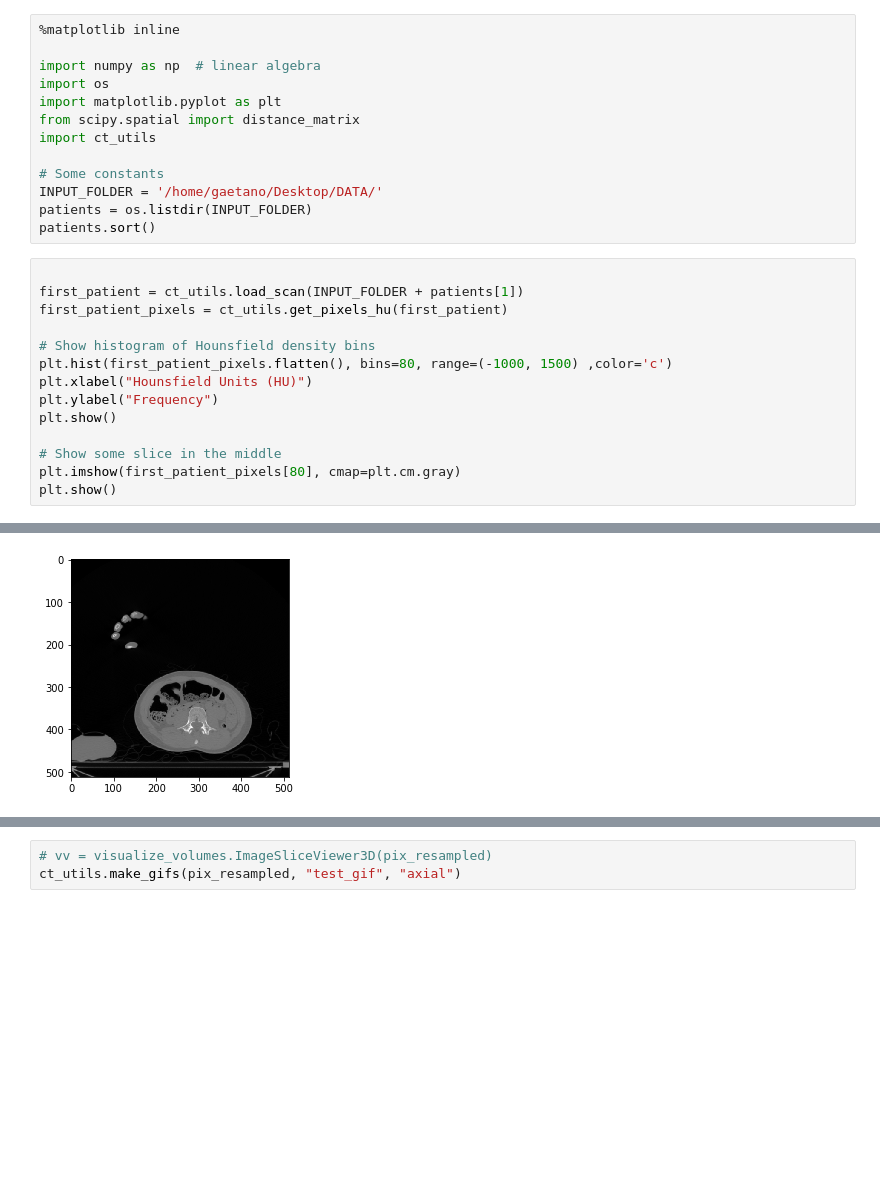
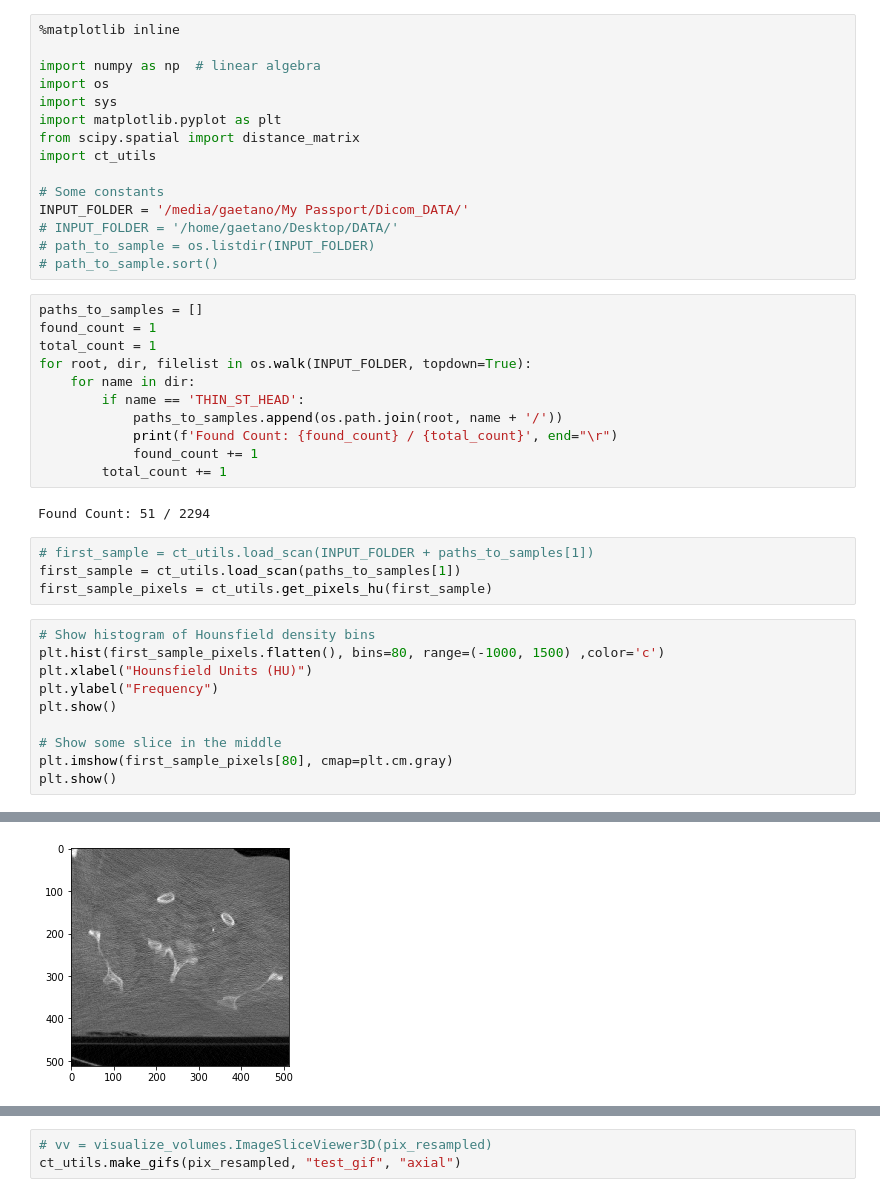
Before and after one commit to PlayWeird/utooth, a Jupyter notebook: preprocessing_dicom.ipynb, the cells around one changed output, grey strips where cells are left out. Drawn from its saved outputs; the diff is of its cells as text; blank space fills up the shorter version.

Commit message:
Updated data loader to work with new dataset

```diff
--- a/preprocessing_dicom.ipynb
+++ b/preprocessing_dicom.ipynb
@@ -3,26 +3,41 @@
 
 import numpy as np  # linear algebra
 import os
+import sys
 import matplotlib.pyplot as plt
 from scipy.spatial import distance_matrix
 import ct_utils
 
 # Some constants
-INPUT_FOLDER = '/home/gaetano/Desktop/DATA/'
-patients = os.listdir(INPUT_FOLDER)
-patients.sort()
+INPUT_FOLDER = '/media/gaetano/My Passport/Dicom_DATA/'
+# INPUT_FOLDER = '/home/gaetano/Desktop/DATA/'
+# path_to_sample = os.listdir(INPUT_FOLDER)
+# path_to_sample.sort()
+# %%
+paths_to_samples = []
+found_count = 1
+total_count = 1
+for root, dir, filelist in os.walk(INPUT_FOLDER, topdown=True):
+    for name in dir:
+        if name == 'THIN_ST_HEAD':
+            paths_to_samples.append(os.path.join(root, name + '/'))
+            print(f'Found Count: {found_count} / {total_count}', end="\r")
+            found_count += 1
+        total_count += 1
+# %% [output]
+Found Count: 51 / 2294
+# %%
+# first_sample = ct_utils.load_scan(INPUT_FOLDER + paths_to_samples[1])
+first_sample = ct_utils.load_scan(paths_to_samples[1])
+first_sample_pixels = ct_utils.get_pixels_hu(first_sample)
 # %%
-
-first_patient = ct_utils.load_scan(INPUT_FOLDER + patients[1])
-first_patient_pixels = ct_utils.get_pixels_hu(first_patient)
-
 # Show histogram of Hounsfield density bins
-plt.hist(first_patient_pixels.flatten(), bins=80, range=(-1000, 1500) ,color='c')
+plt.hist(first_sample_pixels.flatten(), bins=80, range=(-1000, 1500) ,color='c')
 plt.xlabel("Hounsfield Units (HU)")
 plt.ylabel("Frequency")
 plt.show()
 
 # Show some slice in the middle
-plt.imshow(first_patient_pixels[80], cmap=plt.cm.gray)
+plt.imshow(first_sample_pixels[80], cmap=plt.cm.gray)
 plt.show()
 # %% [output]
@@ -30,4 +45,4 @@ plt.show()
-[figure, old version]
+[figure, new version]
 # %%
 # Resample volume
 
```
Also changed, not shown: parts of 8 cells of this notebook.
